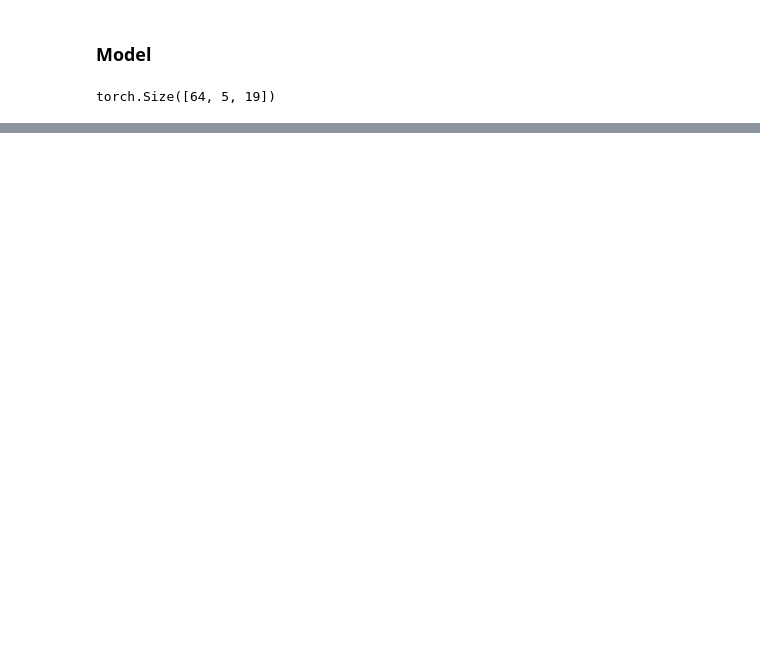
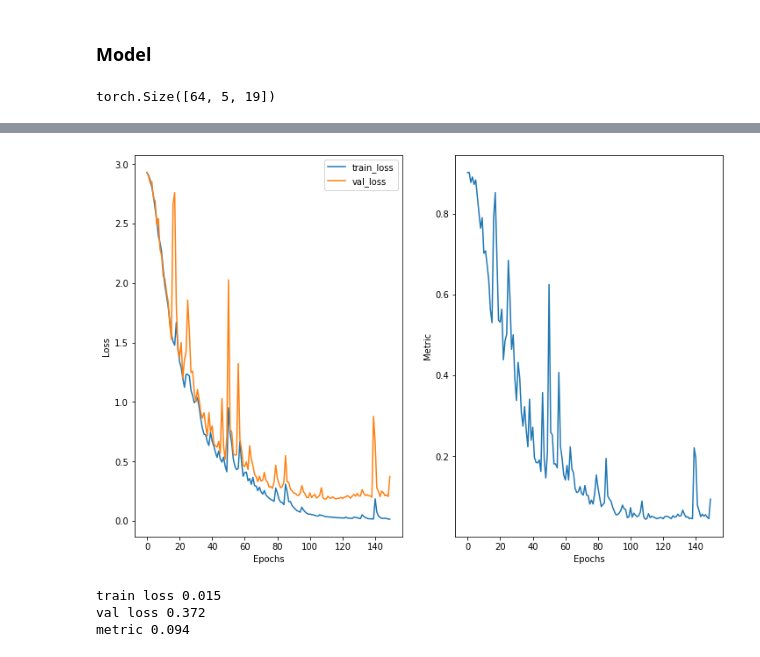
Before and after one commit to Naumenko-KM/MADE_2_dl, a Jupyter notebook: homework/ocr_captcha.ipynb, the cells around one changed output, grey strips where cells are left out. Cells and saved outputs as stored; diff of their text form; code cells hidden in the pictures; blank space fills up the shorter version.

Commit message:
Add first train

```diff
--- a/homework/ocr_captcha.ipynb
+++ b/homework/ocr_captcha.ipynb
@@ -58,10 +108,9 @@ transform = transforms.Compose([
         ])
 
 train_dataset = CaptchaDataset(train_images, transform=transform)
+val_dataset = CaptchaDataset(val_images, transform=transform)
 test_dataset = CaptchaDataset(test_images, transform=transform)
 
 train_dataloader = DataLoader(train_dataset, batch_size=64, shuffle=True)
+val_dataloader = DataLoader(val_dataset, batch_size=64, shuffle=True)
 test_dataloader = DataLoader(test_dataset, batch_size=64, shuffle=True)
-# %%
-x, y =next(iter(train_dataloader))
-x.shape, y.shape
@@ -116,31 +164,3 @@ if __name__ == "__main__":
     print(preds.shape)
 # %% [output]
 torch.Size([64, 5, 19])
-# %%
-model = OCRModel()
-criterion = nn.CrossEntropyLoss()
-optimizer = optim.SGD(model.parameters(), lr=0.001, momentum=0.9)
-
-def train_model(model, criterion, optimizer, trainloader, num_epochs=5):
-    for epoch in range(num_epochs):
-        running_loss = 0.0
-        for i, data in enumerate(trainloader, 0):
-            inputs, labels = data
-            optimizer.zero_grad()
-            preds = model(inputs)
-            preds = preds.permute(0, 2, 1)
-            loss = criterion(preds, labels.long())
-            loss.backward()
-            optimizer.step()
-
-            running_loss += loss.item()
-            if i % 2000 == 1999:
-                print('Epoch {0}/{1}, iteration {2}, loss: {3:.3f}'.format(epoch + 1, num_epochs, i + 1,
-                                                                          running_loss / 2000))
-                running_loss = 0.0
-        print()
-
-    print('Finished Training')
-
-
-train_model(model, criterion, optimizer, train_dataloader, num_epochs=5)
@@ -161,4 +166,0 @@ RuntimeError: shape '[0, 2, 1]' is invalid for input of size 6080
-# %%
-model.eval()
-preds = model(x)
-preds.shape
@@ -222,0 +230,7 @@ torch.Size([1, 72, 64])
+# %%
+train_model(model, criterion, optimizer, train_dataloader, val_dataloader, num_epochs=130)
+# %% [output]
+[figure, added]
+train loss 0.015
+val loss 0.372
+metric 0.094
```
Also changed, not shown: parts of 18 cells of this notebook.
